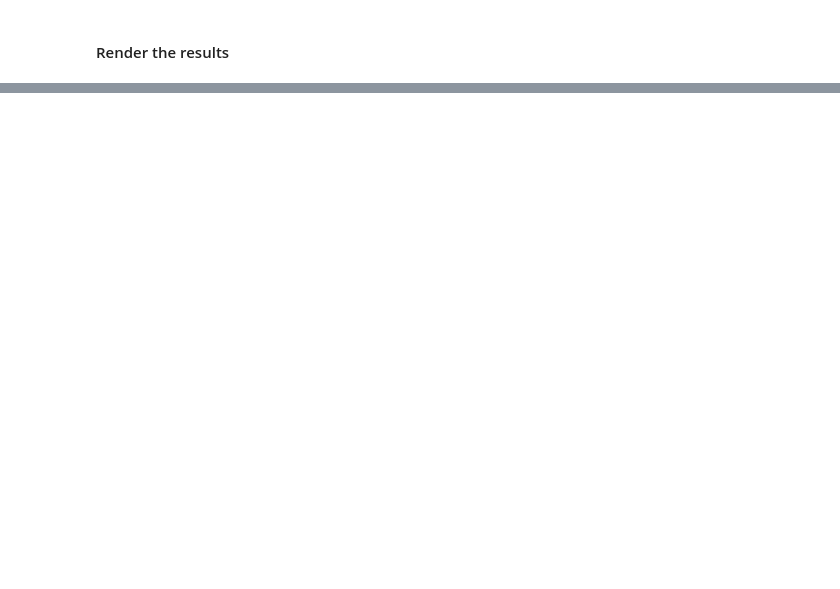
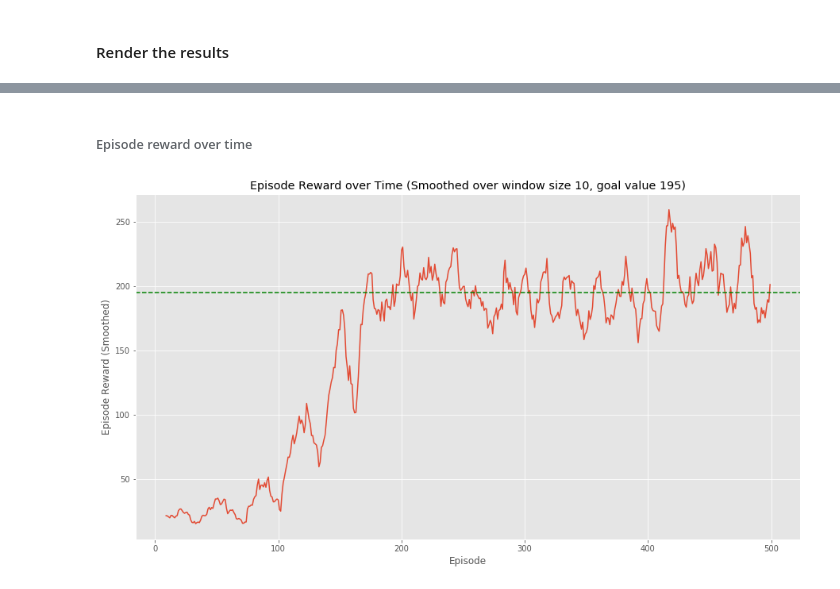
Before and after one commit to AlessandroStaffolani/reinforcement-learning-openai-gym, a Jupyter notebook: examples/cartpole-v0.ipynb, the cells around one changed output, grey strips where cells are left out. Saved outputs shown, nothing was run; the diff lists cells and outputs as text; code cells hidden in the pictures; blank space fills up the shorter version.

```diff
--- a/examples/cartpole-v0.ipynb
+++ b/examples/cartpole-v0.ipynb
@@ -50,0 +77,20 @@ plot_episode_stats(stats, goal_value=195.0, fig_size=(15, 8))
+# %% [markdown]
+###### Episode reward over time
+# %%
+# Plot the episode reward over time
+fig2 = plt.figure(figsize=fig_size)
+rewards_smoothed = pd.Series(stats.episode_rewards).rolling(smoothing_window, min_periods=smoothing_window).mean()
+plt.plot(rewards_smoothed)
+plt.xlabel("Episode")
+plt.ylabel("Episode Reward (Smoothed)")
+title = "Episode Reward over Time (Smoothed over window size {})".format(smoothing_window)
+
+if goal_value is not None:
+    plt.axhline(goal_value, color='g', linestyle='dashed')
+    title = "Episode Reward over Time (Smoothed over window size" \
+            " " + str(smoothing_window) + ", goal value " + str(goal_value) + ")"
+
+plt.title(title)
+plt.show(fig2)
+# %% [output]
+[figure, added]
```
Also changed, not shown: parts of 12 cells of this notebook, 3 other files.
